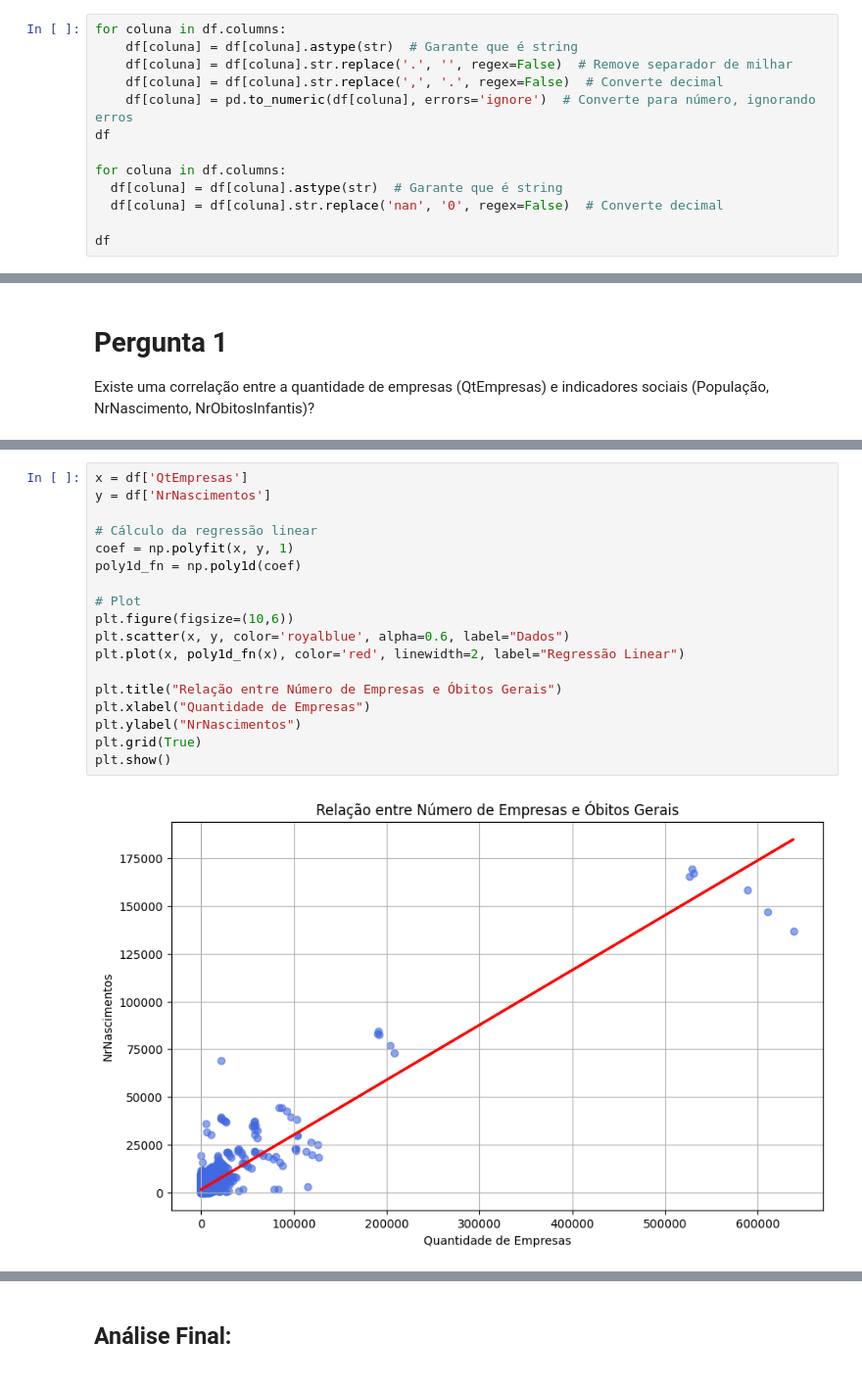
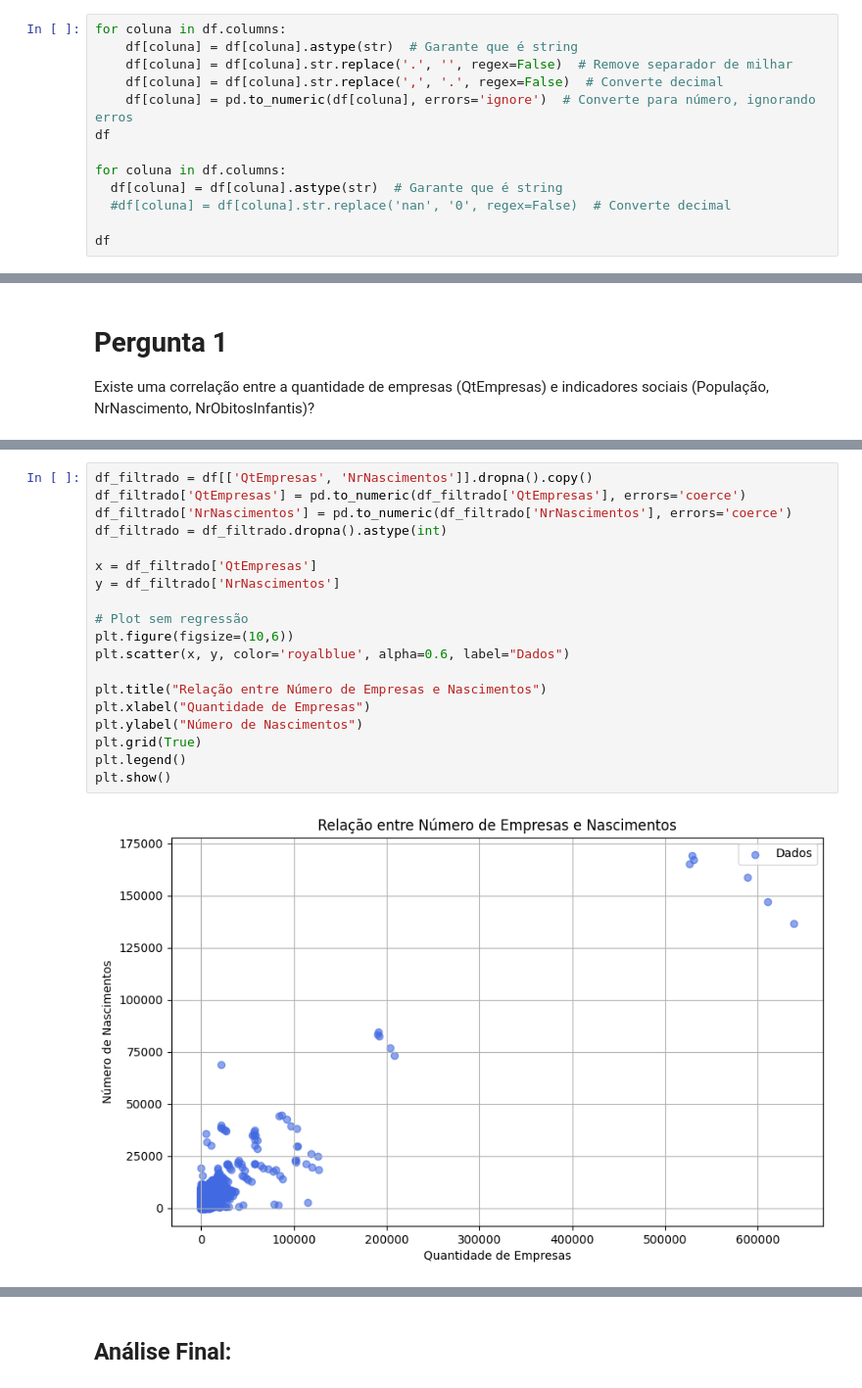
Before and after one commit to anaC-Fernandes/ProjetoDados, a Jupyter notebook: Notebooks/Dataset_Economia.ipynb, the cells around one changed output, grey strips where cells are left out. Shown at 98% size. Drawn from its saved outputs; the diff is of its cells as text.

```diff
--- a/Notebooks/Dataset_Economia.ipynb
+++ b/Notebooks/Dataset_Economia.ipynb
@@ -46,7 +46,7 @@ df
 
 for coluna in df.columns:
   df[coluna] = df[coluna].astype(str)  # Garante que é string
-  df[coluna] = df[coluna].str.replace('nan', '0', regex=False)  # Converte decimal
+  #df[coluna] = df[coluna].str.replace('nan', '0', regex=False)  # Converte decimal
 
 df
 # %% [output]
@@ -140,20 +124,21 @@ Existe uma correlação entre a quantidade de empresas (QtEmpresas) e indicadore
 # %%
-x = df['QtEmpresas']
-y = df['NrNascimentos']
+df_filtrado = df[['QtEmpresas', 'NrNascimentos']].dropna().copy()
+df_filtrado['QtEmpresas'] = pd.to_numeric(df_filtrado['QtEmpresas'], errors='coerce')
+df_filtrado['NrNascimentos'] = pd.to_numeric(df_filtrado['NrNascimentos'], errors='coerce')
+df_filtrado = df_filtrado.dropna().astype(int)
 
-# Cálculo da regressão linear
-coef = np.polyfit(x, y, 1)
-poly1d_fn = np.poly1d(coef)
+x = df_filtrado['QtEmpresas']
+y = df_filtrado['NrNascimentos']
 
-# Plot
+# Plot sem regressão
 plt.figure(figsize=(10,6))
 plt.scatter(x, y, color='royalblue', alpha=0.6, label="Dados")
-plt.plot(x, poly1d_fn(x), color='red', linewidth=2, label="Regressão Linear")
 
-plt.title("Relação entre Número de Empresas e Óbitos Gerais")
+plt.title("Relação entre Número de Empresas e Nascimentos")
 plt.xlabel("Quantidade de Empresas")
-plt.ylabel("NrNascimentos")
+plt.ylabel("Número de Nascimentos")
 plt.grid(True)
+plt.legend()
 plt.show()
 # %% [output]
-[figure, old version]
+[figure, new version]
```
Also changed, not shown: parts of 20 cells of this notebook.
